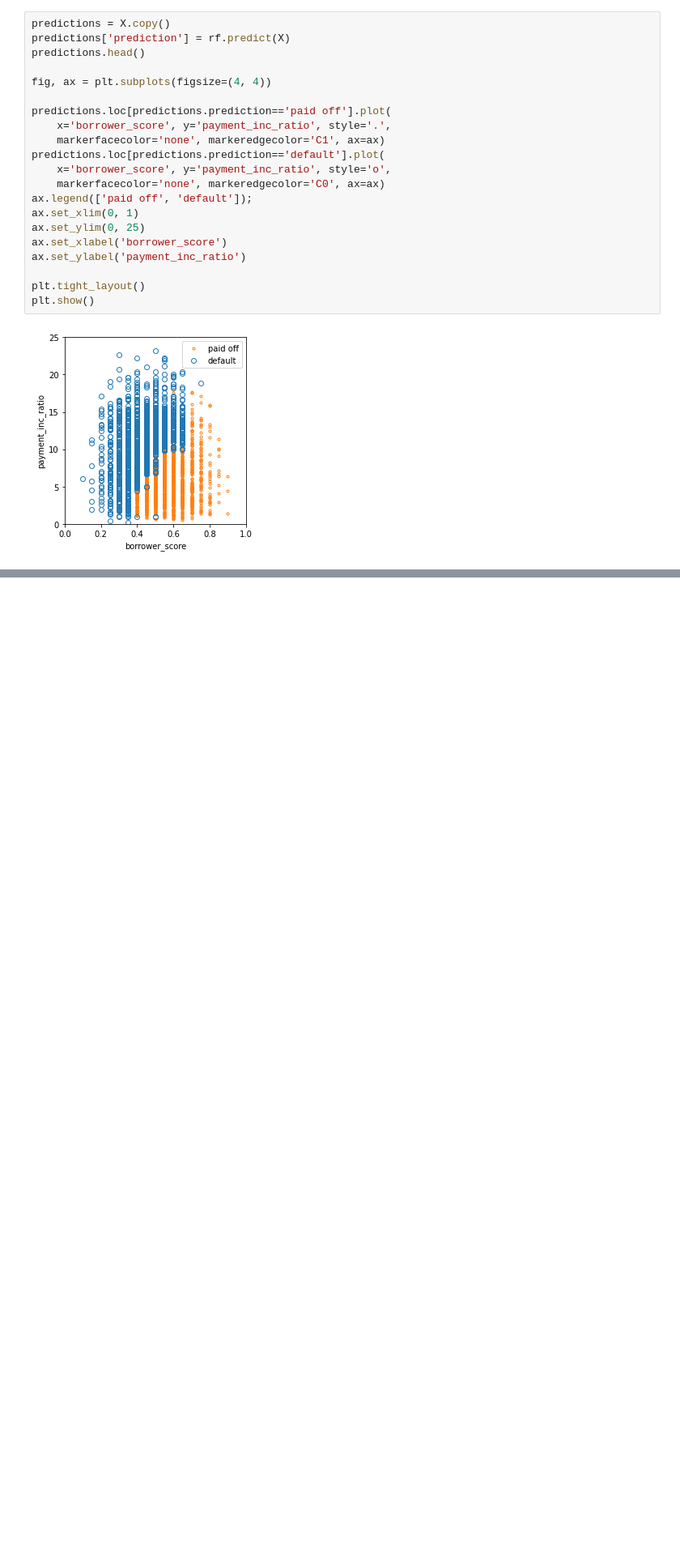
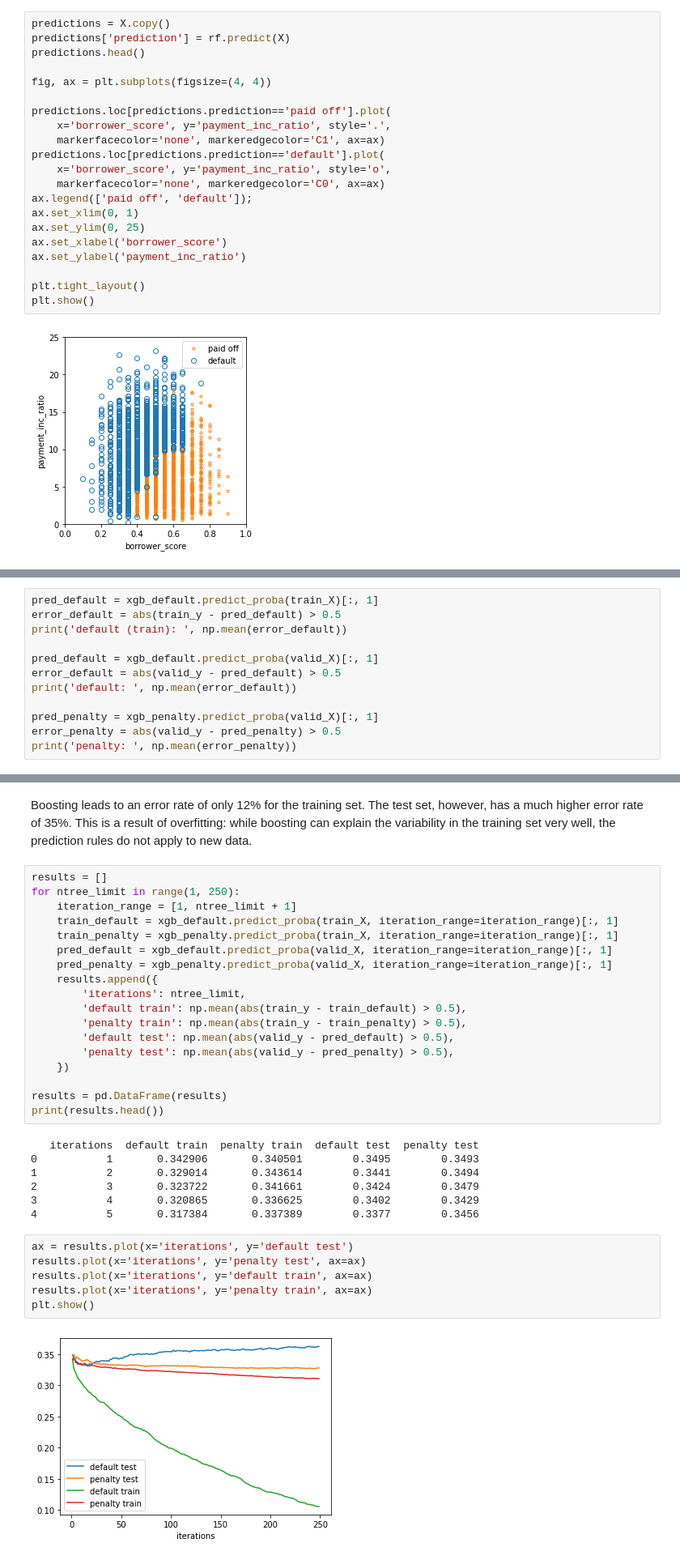
Before and after one commit to beauvilerobed/statistics-for-data-science, a Jupyter notebook: 6_StatisticalMachineLearning.ipynb, the cells around one changed output, grey strips where cells are left out. Shown: that part at 81% size. Saved outputs shown, nothing was run; the diff lists cells and outputs as text; blank space fills up the shorter version.

```diff
--- a/6_StatisticalMachineLearning.ipynb
+++ b/6_StatisticalMachineLearning.ipynb
@@ -546,0 +767,12 @@ plt.show()
+# %%
+pred_default = xgb_default.predict_proba(train_X)[:, 1]
+error_default = abs(train_y - pred_default) > 0.5
+print('default (train): ', np.mean(error_default))
+
+pred_default = xgb_default.predict_proba(valid_X)[:, 1]
+error_default = abs(valid_y - pred_default) > 0.5
+print('default: ', np.mean(error_default))
+
+pred_penalty = xgb_penalty.predict_proba(valid_X)[:, 1]
+error_penalty = abs(valid_y - pred_penalty) > 0.5
+print('penalty: ', np.mean(error_penalty))
@@ -546,0 +783,35 @@ plt.show()
+# %% [markdown]
+Boosting leads to an error rate of only 12% for the training set. The test set, however, has a much higher error rate of 35%. This is a result of overfitting: while boosting can explain the variability in the training set very well, the prediction rules do not apply to new data.
+# %%
+results = []
+for ntree_limit in range(1, 250):
+    iteration_range = [1, ntree_limit + 1]
+    train_default = xgb_default.predict_proba(train_X, iteration_range=iteration_range)[:, 1]
+    train_penalty = xgb_penalty.predict_proba(train_X, iteration_range=iteration_range)[:, 1]
+    pred_default = xgb_default.predict_proba(valid_X, iteration_range=iteration_range)[:, 1]
+    pred_penalty = xgb_penalty.predict_proba(valid_X, iteration_range=iteration_range)[:, 1]
+    results.append({
+        'iterations': ntree_limit,
+        'default train': np.mean(abs(train_y - train_default) > 0.5),
+        'penalty train': np.mean(abs(train_y - train_penalty) > 0.5),
+        'default test': np.mean(abs(valid_y - pred_default) > 0.5),
+        'penalty test': np.mean(abs(valid_y - pred_penalty) > 0.5),
+    })
+
+results = pd.DataFrame(results)
+print(results.head())
+# %% [output]
+   iterations  default train  penalty train  default test  penalty test
+0           1       0.342906       0.340501        0.3495        0.3493
+1           2       0.329014       0.343614        0.3441        0.3494
+2           3       0.323722       0.341661        0.3424        0.3479
+3           4       0.320865       0.336625        0.3402        0.3429
+4           5       0.317384       0.337389        0.3377        0.3456
+# %%
+ax = results.plot(x='iterations', y='default test')
+results.plot(x='iterations', y='penalty test', ax=ax)
+results.plot(x='iterations', y='default train', ax=ax)
+results.plot(x='iterations', y='penalty train', ax=ax)
+plt.show()
+# %% [output]
+[figure, added]
```
Also changed, not shown: parts of 19 cells of this notebook.
